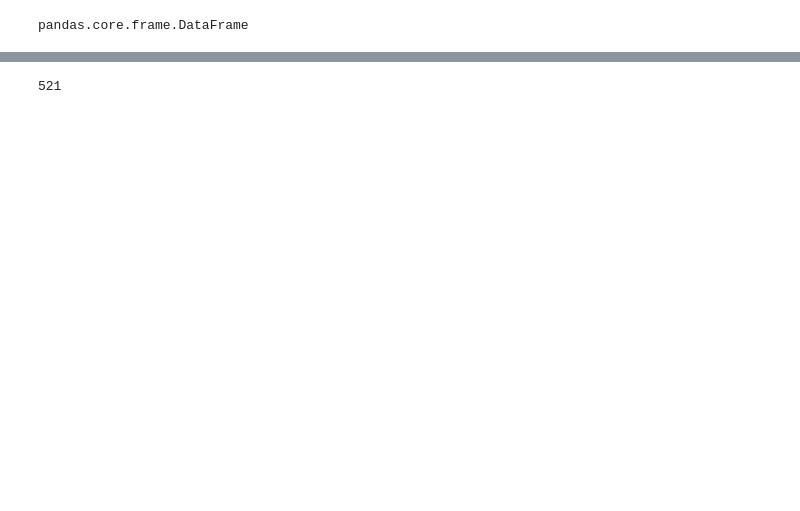
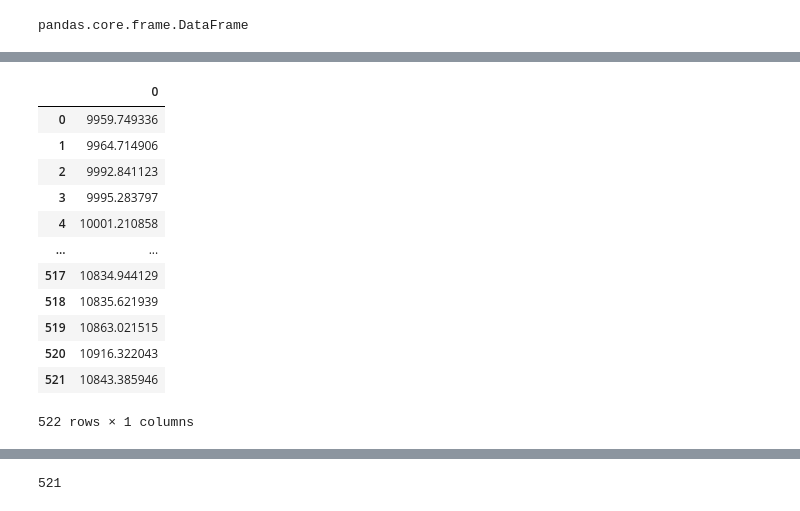
Before and after one commit to jarodchristiansen/PythonProjects, a Jupyter notebook: Historic_Crypto_Puller.ipynb, the cells around one changed output, grey strips where cells are left out. Cells and saved outputs as stored; diff of their text form; code cells hidden in the pictures; blank space fills up the shorter version.

```diff
--- a/Historic_Crypto_Puller.ipynb
+++ b/Historic_Crypto_Puller.ipynb
@@ -460,0 +406,16 @@ ax.set_xticklabels('', size=10)
+# %%
+original
+# %% [output]
+|  | 0 |
+| 0 | 9959.749336 |
+| 1 | 9964.714906 |
+| 2 | 9992.841123 |
+| 3 | 9995.283797 |
+| 4 | 10001.210858 |
+| ... | ... |
+| 517 | 10834.944129 |
+| 518 | 10835.621939 |
+| 519 | 10863.021515 |
+| 520 | 10916.322043 |
+| 521 | 10843.385946 |
+522 rows × 1 columns
```
Also changed, not shown: parts of 24 cells of this notebook.
